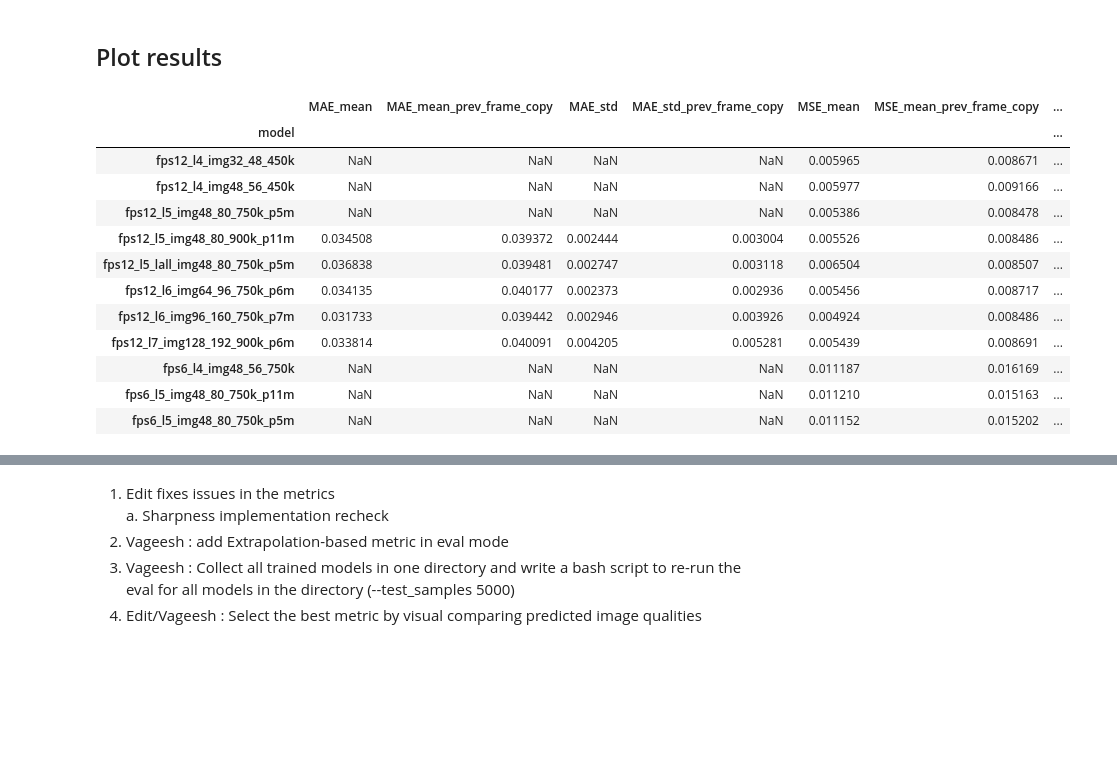
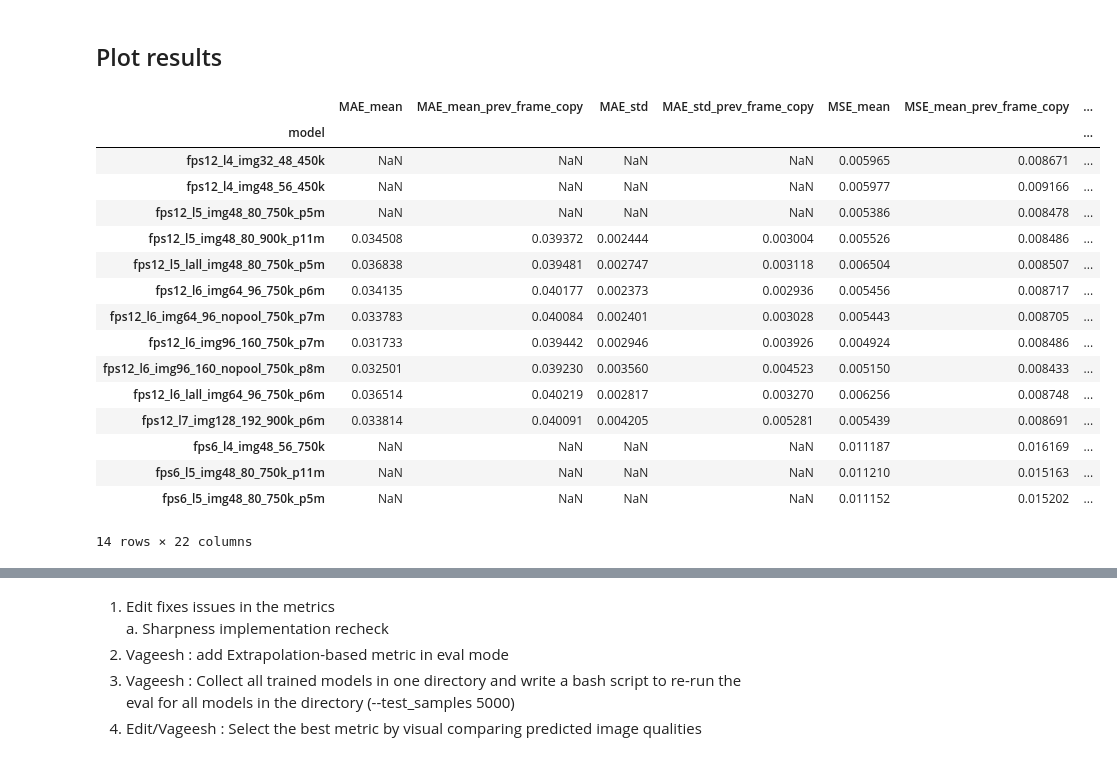
Before and after one commit to RoshanRane/PredNet-and-Predictive-Coding-A-Critical-Review, a Jupyter notebook: plot_results.ipynb, the cells around one changed output, grey strips where cells are left out. Drawn from its saved outputs; the diff is of its cells as text; code cells hidden in the pictures; blank space fills up the shorter version.

```diff
--- a/plot_results.ipynb
+++ b/plot_results.ipynb
@@ -83,22 +116,26 @@ def plot_results_df(df):
 
     plt.tight_layout()
 # %%
-results = build_results_df(["prednet-smth-smth/results_*/"])#, "prednet-smth-smth/backup/results_*/"
+results = build_results_df(["../../roshan/Predictive-video-classification/prednet-smth-smth/results_*/"])#, "prednet-smth-smth/backup/results_*/"
 display(results)
 # %% [output]
 |  | MAE_mean | MAE_mean_prev_frame_copy | MAE_std | MAE_std_prev_frame_copy | MSE_mean | MSE_mean_prev_frame_copy | ... |
 | model |  |  |  |  |  |  | ... |
 | fps12_l4_img32_48_450k | NaN | NaN | NaN | NaN | 0.005965 | 0.008671 | ... |
 | fps12_l4_img48_56_450k | NaN | NaN | NaN | NaN | 0.005977 | 0.009166 | ... |
 | fps12_l5_img48_80_750k_p5m | NaN | NaN | NaN | NaN | 0.005386 | 0.008478 | ... |
 | fps12_l5_img48_80_900k_p11m | 0.034508 | 0.039372 | 0.002444 | 0.003004 | 0.005526 | 0.008486 | ... |
 | fps12_l5_lall_img48_80_750k_p5m | 0.036838 | 0.039481 | 0.002747 | 0.003118 | 0.006504 | 0.008507 | ... |
 | fps12_l6_img64_96_750k_p6m | 0.034135 | 0.040177 | 0.002373 | 0.002936 | 0.005456 | 0.008717 | ... |
+| fps12_l6_img64_96_nopool_750k_p7m | 0.033783 | 0.040084 | 0.002401 | 0.003028 | 0.005443 | 0.008705 | ... |
 | fps12_l6_img96_160_750k_p7m | 0.031733 | 0.039442 | 0.002946 | 0.003926 | 0.004924 | 0.008486 | ... |
+| fps12_l6_img96_160_nopool_750k_p8m | 0.032501 | 0.039230 | 0.003560 | 0.004523 | 0.005150 | 0.008433 | ... |
+| fps12_l6_lall_img64_96_750k_p6m | 0.036514 | 0.040219 | 0.002817 | 0.003270 | 0.006256 | 0.008748 | ... |
 | fps12_l7_img128_192_900k_p6m | 0.033814 | 0.040091 | 0.004205 | 0.005281 | 0.005439 | 0.008691 | ... |
 | fps6_l4_img48_56_750k | NaN | NaN | NaN | NaN | 0.011187 | 0.016169 | ... |
 | fps6_l5_img48_80_750k_p11m | NaN | NaN | NaN | NaN | 0.011210 | 0.015163 | ... |
 | fps6_l5_img48_80_750k_p5m | NaN | NaN | NaN | NaN | 0.011152 | 0.015202 | ... |
+14 rows × 22 columns
 # %%
 plot_results_df(results)
 # %% [output]
```
Also changed, not shown: parts of 2 cells of this notebook, 2 other files.
